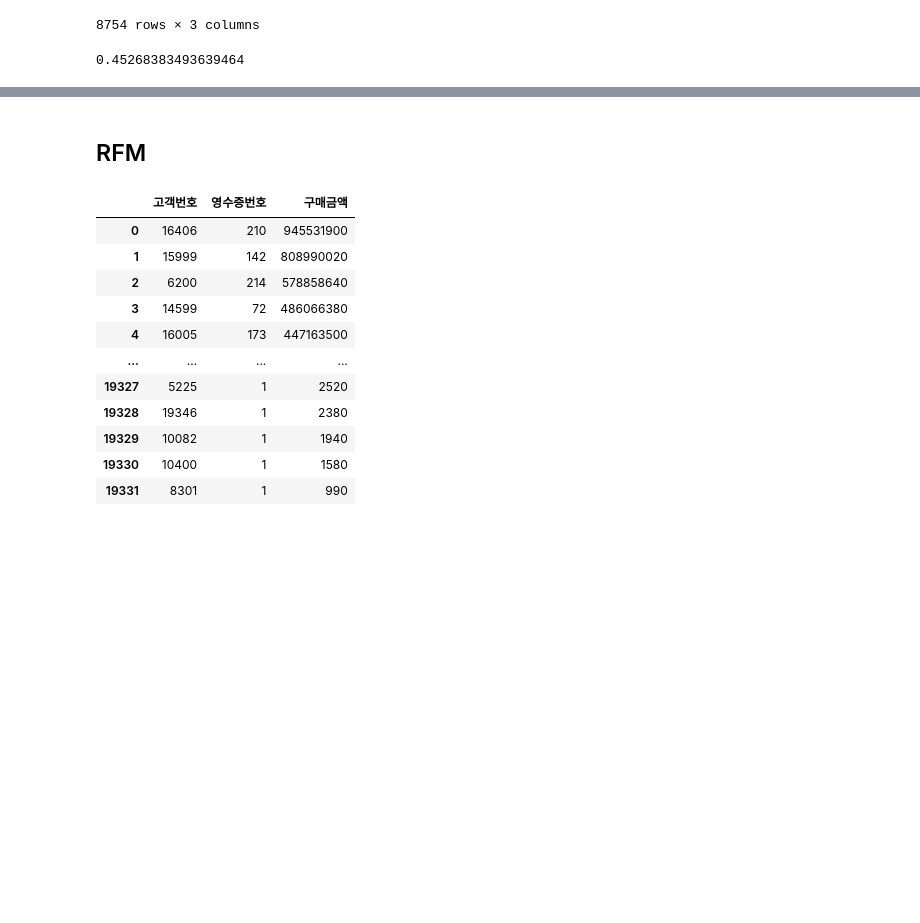
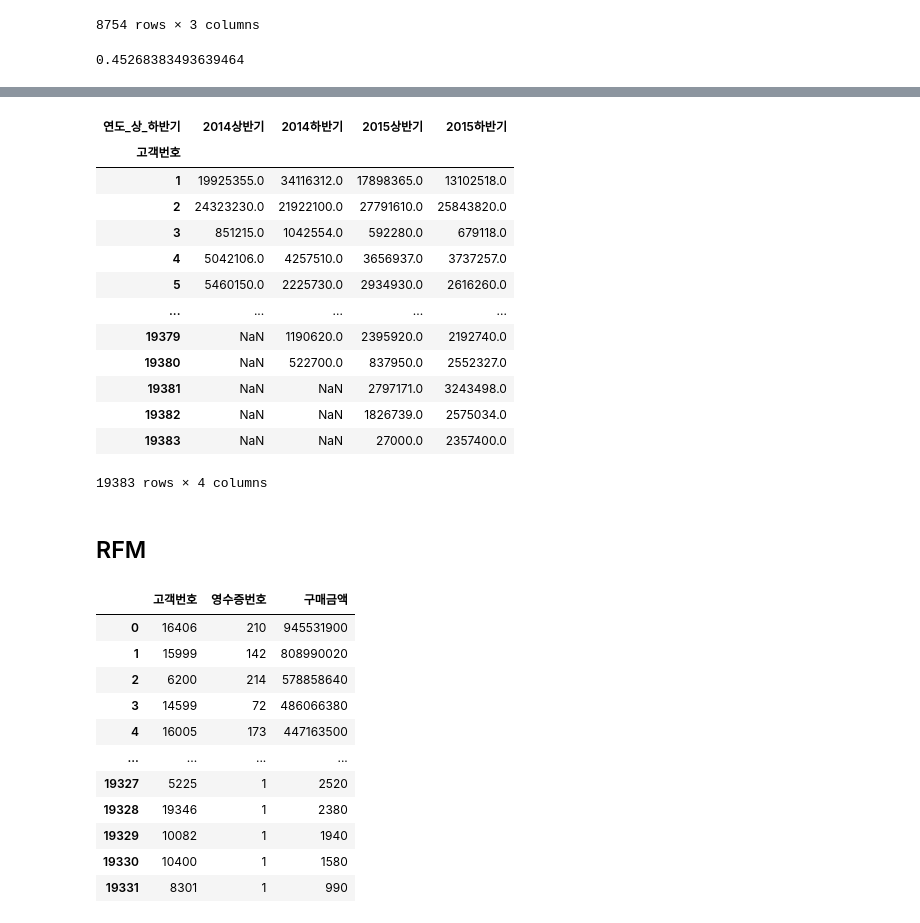
Before and after one commit to ttma333/python, a Jupyter notebook: 2차프로젝트2022_12_21.ipynb, the cells around one changed output, grey strips where cells are left out. Drawn from its saved outputs; the diff is of its cells as text; code cells hidden in the pictures; blank space fills up the shorter version.

```diff
--- a/2차프로젝트2022_12_21.ipynb
+++ b/2차프로젝트2022_12_21.ipynb
@@ -412,0 +468,16 @@ print(8754/19338)
+# %%
+# 상반기 함수
+def func(x):
+  d = {}
+  d['상반기구매금액'] = x['구매금액'].sum()
+  d['상반기구매평균'] = x['구매금액'].mean()
+
+  return pd.Series(d,index=['상반기구매금액','상반기구매평균'])
+
+# 하반기 함수
+def func2(x):
+  d = {}
+  d['하반기구매금액'] = x['구매금액'].sum()
+  d['하반기구매평균'] = x['구매금액'].mean()
+
+  return pd.Series(d,index=['하반기구매금액','하반기구매평균'])
@@ -412,0 +611,3 @@ print(8754/19338)
+# %%
+# 연도_상/하반기 구분칼럼 추가
+total['연도_상_하반기']=total['연도_월']
@@ -413,3 +642,26 @@ print(8754/19338)
+# %%
+total['연도_상_하반기'].replace([201401,201402,201403,201404,201405,201406,201407,201408,201409,201410,201411,201412,201501,201502,201503,201504,201505,201506,201507,201508,201509,201510,201511,201512],
+                          ['2014상반기','2014상반기','2014상반기','2014상반기','2014상반기','2014상반기','2014하반기','2014하반기','2014하반기','2014하반기','2014하반기','2014하반기','2015상반기','2015상반기','2015상반기','2015상반기','2015상반기','2015상반기','2015하반기','2015하반기','2015하반기','2015하반기','2015하반기','2015하반기'],inplace=True)
+# %%
+total_fs=total.groupby(['고객번호','연도_상_하반기']).apply(func).reset_index()
+# %%
+total_fs_pv=total_fs.pivot(index='고객번호',columns='연도_상_하반기',values='구매금액')
+total_fs_pv
+# %% [output]
+| 연도_상_하반기 | 2014상반기 | 2014하반기 | 2015상반기 | 2015하반기 |
+| 고객번호 |  |  |  |  |
+| 1 | 19925355.0 | 34116312.0 | 17898365.0 | 13102518.0 |
+| 2 | 24323230.0 | 21922100.0 | 27791610.0 | 25843820.0 |
+| 3 | 851215.0 | 1042554.0 | 592280.0 | 679118.0 |
+| 4 | 5042106.0 | 4257510.0 | 3656937.0 | 3737257.0 |
+| 5 | 5460150.0 | 2225730.0 | 2934930.0 | 2616260.0 |
+| ... | ... | ... | ... | ... |
+| 19379 | NaN | 1190620.0 | 2395920.0 | 2192740.0 |
+| 19380 | NaN | 522700.0 | 837950.0 | 2552327.0 |
+| 19381 | NaN | NaN | 2797171.0 | 3243498.0 |
+| 19382 | NaN | NaN | 1826739.0 | 2575034.0 |
+| 19383 | NaN | NaN | 27000.0 | 2357400.0 |
+19383 rows × 4 columns
 # %% [markdown]
 ## RFM
 # %%
```
Also changed, not shown: parts of 37 cells of this notebook.
